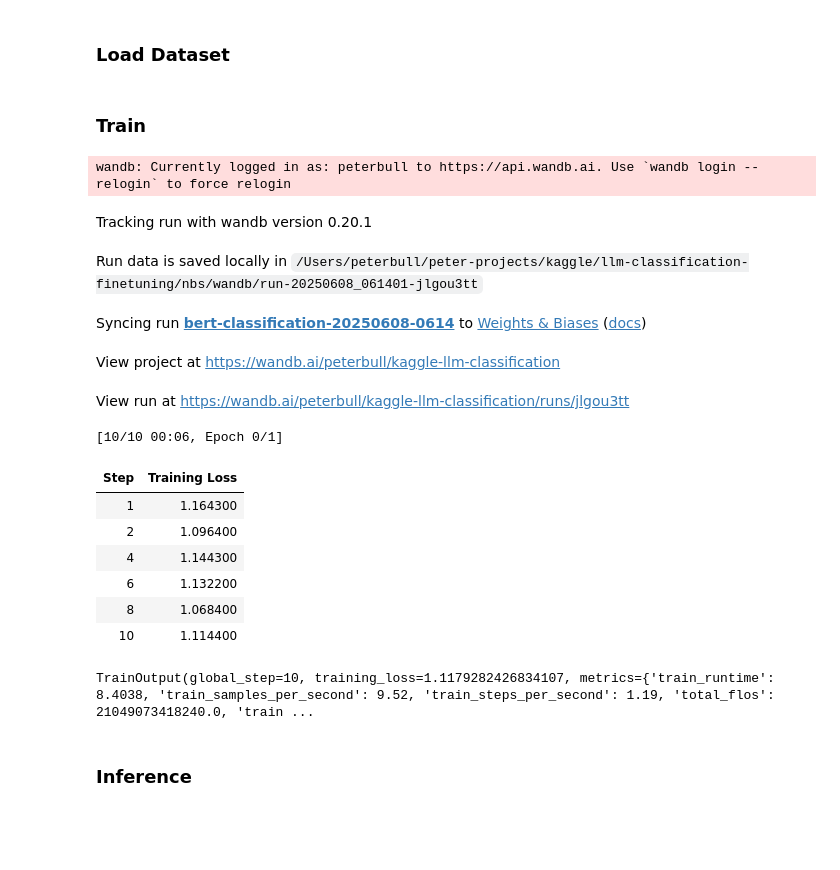
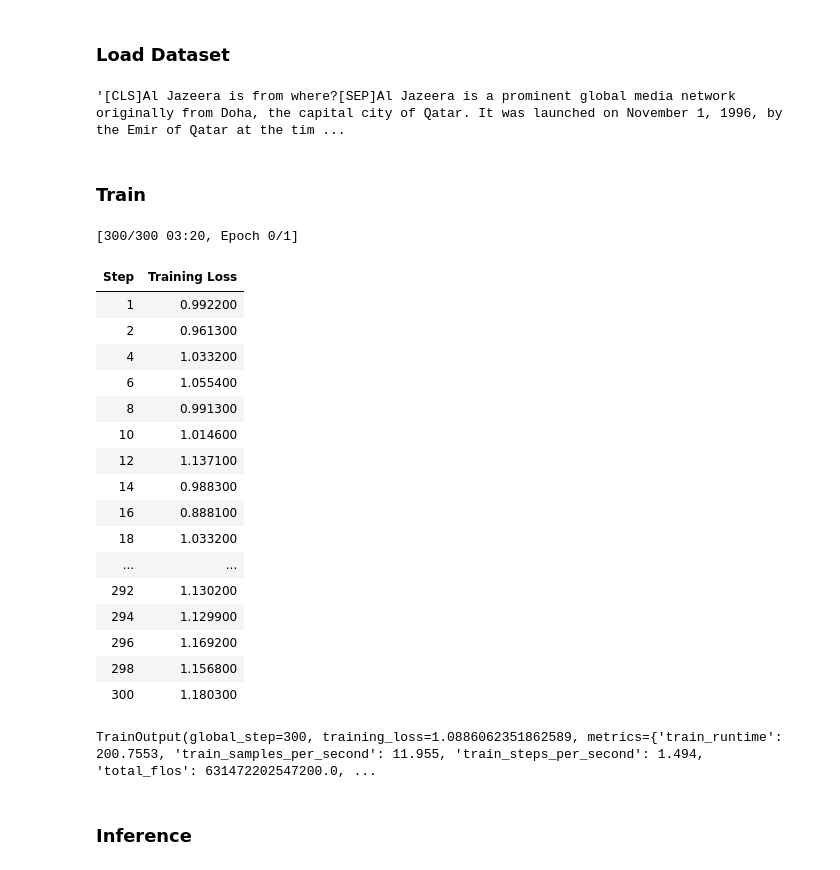
Before and after one commit to peterbull/llm-classification-finetuning, a Jupyter notebook: nbs/20250603_base_bert.ipynb, the cells around one changed output. Saved outputs shown, nothing was run; the diff lists cells and outputs as text; code cells hidden in the pictures; blank space fills up the shorter version.

```diff
--- a/nbs/20250603_base_bert.ipynb
+++ b/nbs/20250603_base_bert.ipynb
@@ -232,0 +270,10 @@ shape: (5, 11)
+# %%
+dataset = TokenizeDataset(texts, tokenizer)
+# %%
+dataloader = DataLoader(dataset, batch_size=1000, num_workers=4)
+# %%
+token_counts = []
+for batch in dataloader:
+    token_counts.extend(batch.tolist())
+# %%
+df_train = df_train.with_columns(pl.Series("token_count", token_counts))
@@ -333,6 +375,10 @@ class LLMDataset(torch.utils.data.Dataset):
 train_dataset = LLMDataset(list(train_texts), tokenizer, list(train_labels))
 val_dataset = LLMDataset(list(val_texts), tokenizer, list(val_labels))
 test_dataset = LLMDataset(list(df_test["text"]), tokenizer)
+# %%
+train_texts[0]
+# %% [output]
+'[CLS]Al Jazeera is from where?[SEP]Al Jazeera is a prominent global media network originally from Doha, the capital city of Qatar. It was launched on November 1, 1996, by the Emir of Qatar at the tim ...
 # %%
 def compute_metrics(eval_pred):
     logits, labels = eval_pred
@@ -353,7 +399,7 @@ if not iskaggle:
         learning_rate=2e-5,
         per_device_train_batch_size=8,
         per_device_eval_batch_size=8,
-        max_steps=10,
+        max_steps=300,
         weight_decay=0.01,
         eval_strategy="no",
         save_strategy="no",
@@ -370,50 +416,56 @@ else:
         output_dir=f"{OUTPUT_DIR}/results",
         run_name=run_name,
         learning_rate=2e-5,
         per_device_train_batch_size=8,
         per_device_eval_batch_size=8,
         num_train_epochs=2,
         weight_decay=0.01,
         eval_strategy="epoch",
         save_strategy="no",
         metric_for_best_model="accuracy",
         logging_steps=20,
         logging_first_step=True,
         report_to="wandb" if os.environ.get("WANDB_MODE") != "disabled" else [],
         dataloader_num_workers=0,  # Important for Kaggle compatibility
     )
 trainer = Trainer(
     model=model,
     args=training_args,
     train_dataset=train_dataset,
     eval_dataset=val_dataset,
     processing_class=tokenizer,
     compute_metrics=compute_metrics,
 )
+
 trainer.train()
 
-# trainer.save_model(final_model_path)
-# tokenizer.save_pretrained(final_model_path)
+if iskaggle:
+  trainer.save_model(final_model_path)
+  tokenizer.save_pretrained(final_model_path)
 # if os.environ.get("WANDB_MODE") != "disabled":
 #     wandb.log({"final_eval": eval_results})
 #     wandb.save(f"{final_model_path}/*")
 # wandb.finish()
 # %% [output]
-wandb: Currently logged in as: peterbull to https://api.wandb.ai. Use `wandb login --relogin` to force relogin
+[300/300 03:20, Epoch 0/1]
-Tracking run with wandb version 0.20.1
-Run data is saved locally in /Users/peterbull/peter-projects/kaggle/llm-classification-finetuning/nbs/wandb/run-20250608_061401-jlgou3tt
-Syncing run bert-classification-20250608-0614 to Weights & Biases (docs)
-View project at https://wandb.ai/peterbull/kaggle-llm-classification
-View run at https://wandb.ai/peterbull/kaggle-llm-classification/runs/jlgou3tt
+| Step | Training Loss |
+| 1 | 0.992200 |
+| 2 | 0.961300 |
+| 4 | 1.033200 |
+| 6 | 1.055400 |
+| 8 | 0.991300 |
+| 10 | 1.014600 |
+| 12 | 1.137100 |
+| 14 | 0.988300 |
+| 16 | 0.888100 |
+| 18 | 1.033200 |
+| ... | ... |
+| 292 | 1.130200 |
+| 294 | 1.129900 |
+| 296 | 1.169200 |
+| 298 | 1.156800 |
+| 300 | 1.180300 |
-[10/10 00:06, Epoch 0/1]
+TrainOutput(global_step=300, training_loss=1.0886062351862589, metrics={'train_runtime': 200.7553, 'train_samples_per_second': 11.955, 'train_steps_per_second': 1.494, 'total_flos': 631472202547200.0, ...
-| Step | Training Loss |
-| 1 | 1.164300 |
-| 2 | 1.096400 |
-| 4 | 1.144300 |
-| 6 | 1.132200 |
-| 8 | 1.068400 |
-| 10 | 1.114400 |
-TrainOutput(global_step=10, training_loss=1.1179282426834107, metrics={'train_runtime': 8.4038, 'train_samples_per_second': 9.52, 'train_steps_per_second': 1.19, 'total_flos': 21049073418240.0, 'train ...
 # %% [markdown]
 ### Inference
 # %%
```
Also changed, not shown: parts of 12 cells of this notebook, 1 other file.
